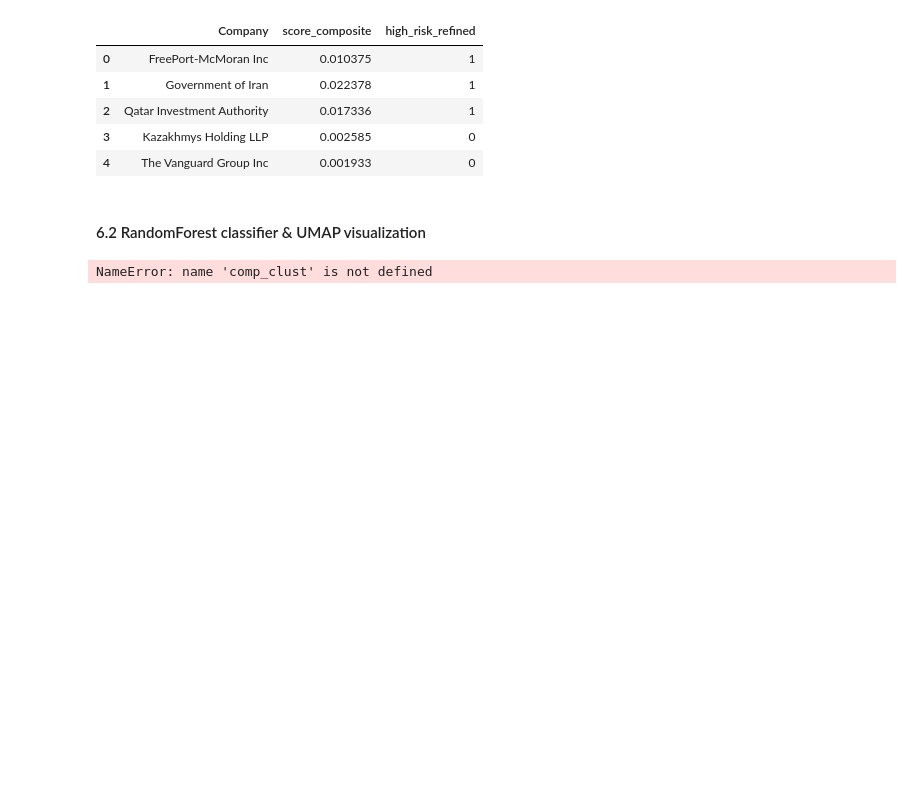
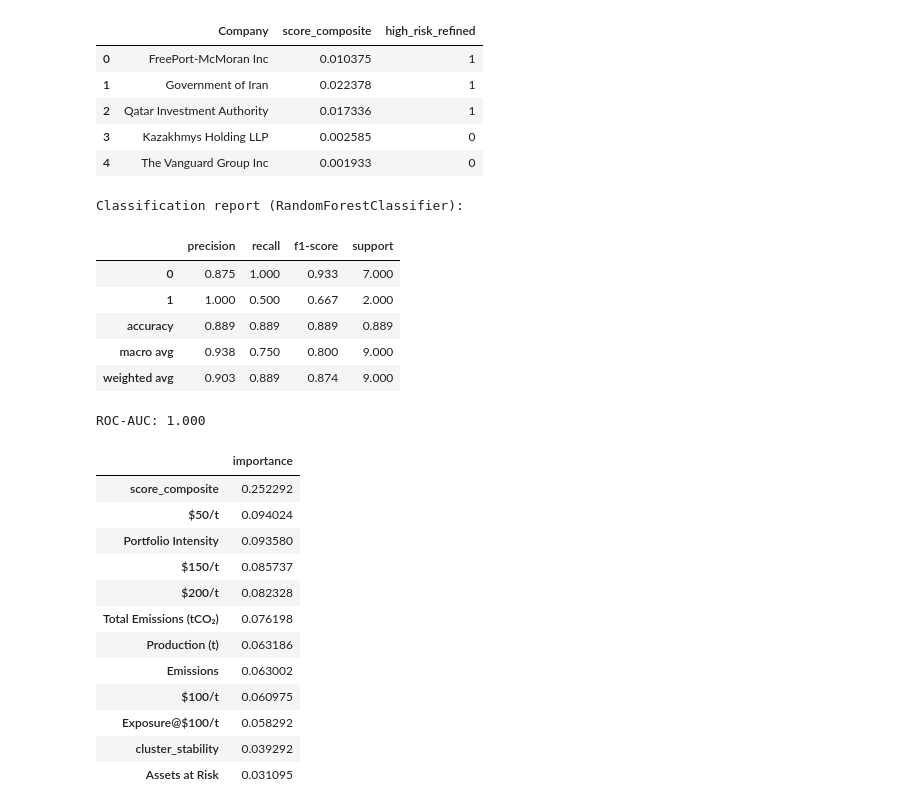
Before and after one commit to Vincksi/Research-Emerging-Topics-Project, a Jupyter notebook: notebooks/Climate_Stress_Testing_and_Portfolio Simulation.ipynb, the cells around one changed output. Saved outputs shown, nothing was run; the diff lists cells and outputs as text; code cells hidden in the pictures; blank space fills up the shorter version.

```diff
--- a/notebooks/Climate_Stress_Testing_and_Portfolio Simulation.ipynb
+++ b/notebooks/Climate_Stress_Testing_and_Portfolio Simulation.ipynb
@@ -1576,8 +1490,6 @@ label_df[["Company", "score_composite", "high_risk_refined"]].head()
 | 2 | Qatar Investment Authority | 0.017336 | 1 |
 | 3 | Kazakhmys Holding LLP | 0.002585 | 0 |
 | 4 | The Vanguard Group Inc | 0.001933 | 0 |
-# %% [markdown]
-#### 6.2 RandomForest classifier & UMAP visualization
 # %%
 # %%
 # Company-level classification of refined climate risk labels
@@ -1588,7 +1500,7 @@ cost_total = (
 )
 
 comp_ml = (
-    comp_clust
+    companies_embedded
     .merge(cost_total, on="Company", how="left")
     .merge(
         label_df[["Company", "score_composite", "high_risk_refined"]],
@@ -1636,33 +1548,53 @@ rf_pipeline = Pipeline(
                 n_estimators=400,
                 max_depth=None,
                 random_state=DEFAULT_SEED,
                 class_weight="balanced",
                 n_jobs=-1,
             ),
         ),
     ]
 )
 
 rf_pipeline.fit(X_train, y_train)
 
 y_pred = rf_pipeline.predict(X_test)
 prob_model = rf_pipeline.named_steps["model"]
 y_proba = rf_pipeline.predict_proba(X_test)[:, 1]
 
 report = classification_report(y_test, y_pred, output_dict=True)
 report_df = pd.DataFrame(report).T.round(3)
 print("Classification report (RandomForestClassifier):")
 display(report_df)
 
 roc_auc = roc_auc_score(y_test, y_proba) if y_test.nunique() > 1 else np.nan
 print(f"ROC-AUC: {roc_auc:.3f}" if not np.isnan(roc_auc) else "ROC-AUC: undefined (single class in test split)")
 
 feature_importances = (
     pd.Series(prob_model.feature_importances_, index=feature_cols, name="importance")
     .sort_values(ascending=False)
 )
 display(feature_importances.to_frame())
 # %% [output]
-NameError: name 'comp_clust' is not defined
+Classification report (RandomForestClassifier):
+|  | precision | recall | f1-score | support |
+| 0 | 0.875 | 1.000 | 0.933 | 7.000 |
+| 1 | 1.000 | 0.500 | 0.667 | 2.000 |
+| accuracy | 0.889 | 0.889 | 0.889 | 0.889 |
+| macro avg | 0.938 | 0.750 | 0.800 | 9.000 |
+| weighted avg | 0.903 | 0.889 | 0.874 | 9.000 |
+ROC-AUC: 1.000
+|  | importance |
+| score_composite | 0.252292 |
+| $50/t | 0.094024 |
+| Portfolio Intensity | 0.093580 |
+| $150/t | 0.085737 |
+| $200/t | 0.082328 |
+| Total Emissions (tCO₂) | 0.076198 |
+| Production (t) | 0.063186 |
+| Emissions | 0.063002 |
+| $100/t | 0.060975 |
+| Exposure@$100/t | 0.058292 |
+| cluster_stability | 0.039292 |
+| Assets at Risk | 0.031095 |
 # %%
 # %%
```
Also changed, not shown: parts of 24 cells of this notebook.
